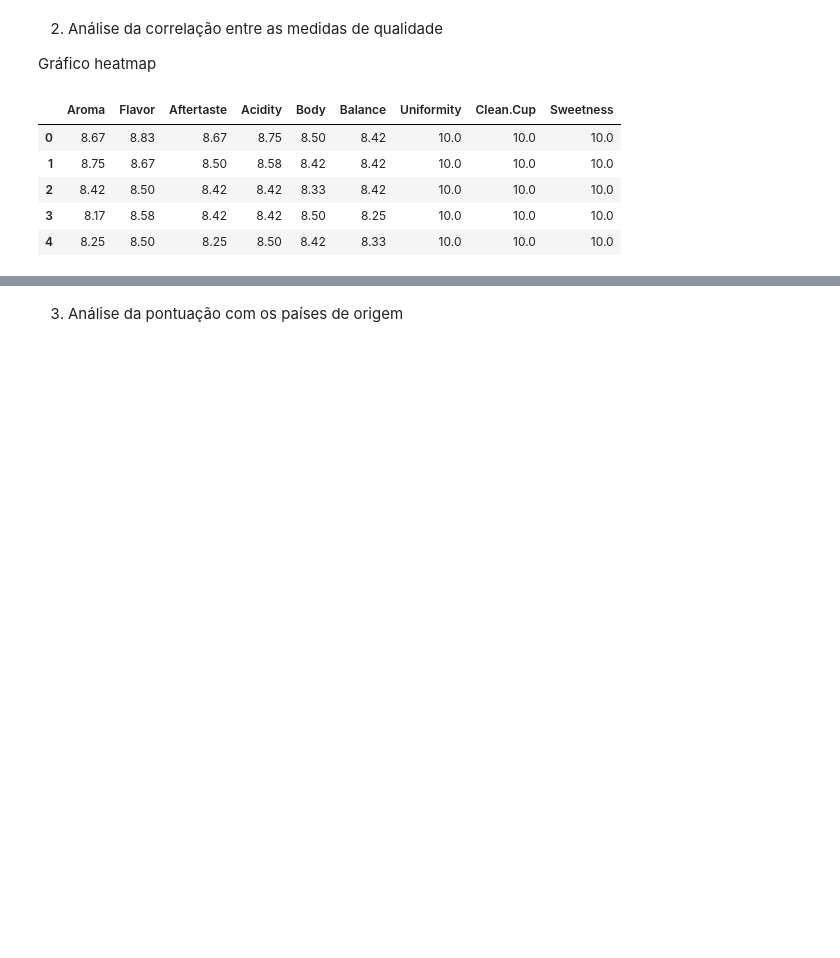
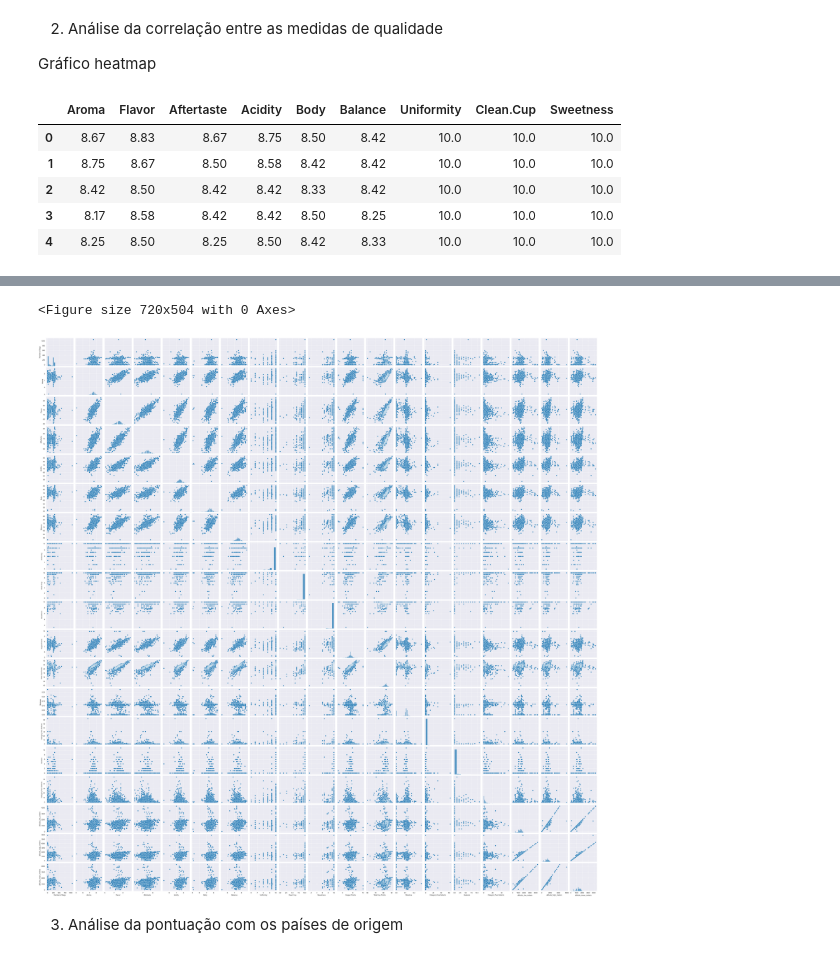
Before and after one commit to fernandadefalco/projeto-moduloIV, a Jupyter notebook: projeto_4.ipynb, the cells around one changed output, grey strips where cells are left out. Cells and saved outputs as stored; diff of their text form; code cells hidden in the pictures; blank space fills up the shorter version.

```diff
--- a/projeto_4.ipynb
+++ b/projeto_4.ipynb
@@ -350,6 +350,9 @@ sns.heatmap(df_measures.corr(), cmap='coolwarm', vmin=-1, vmax=1, annot = True);
 # %%
 plt.figure(figsize=(10,7))
-#sns.pairplot(df_measures);
+sns.pairplot(df_coffee);
+# %% [output]
+<Figure size 720x504 with 0 Axes>
+[figure, added]
 # %% [markdown]
 3. Análise da pontuação com os países de origem
 # %%
```
Also changed, not shown: parts of 7 cells of this notebook.
